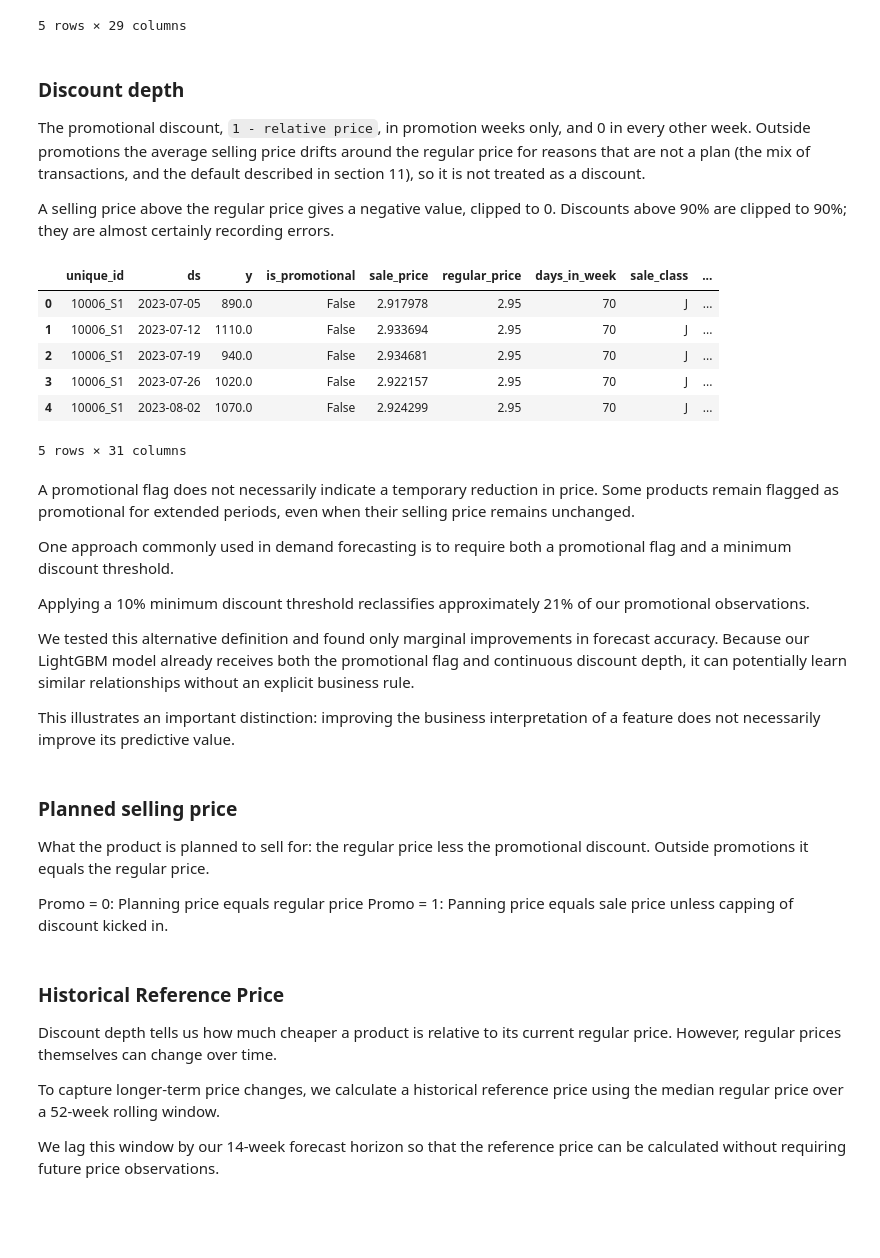
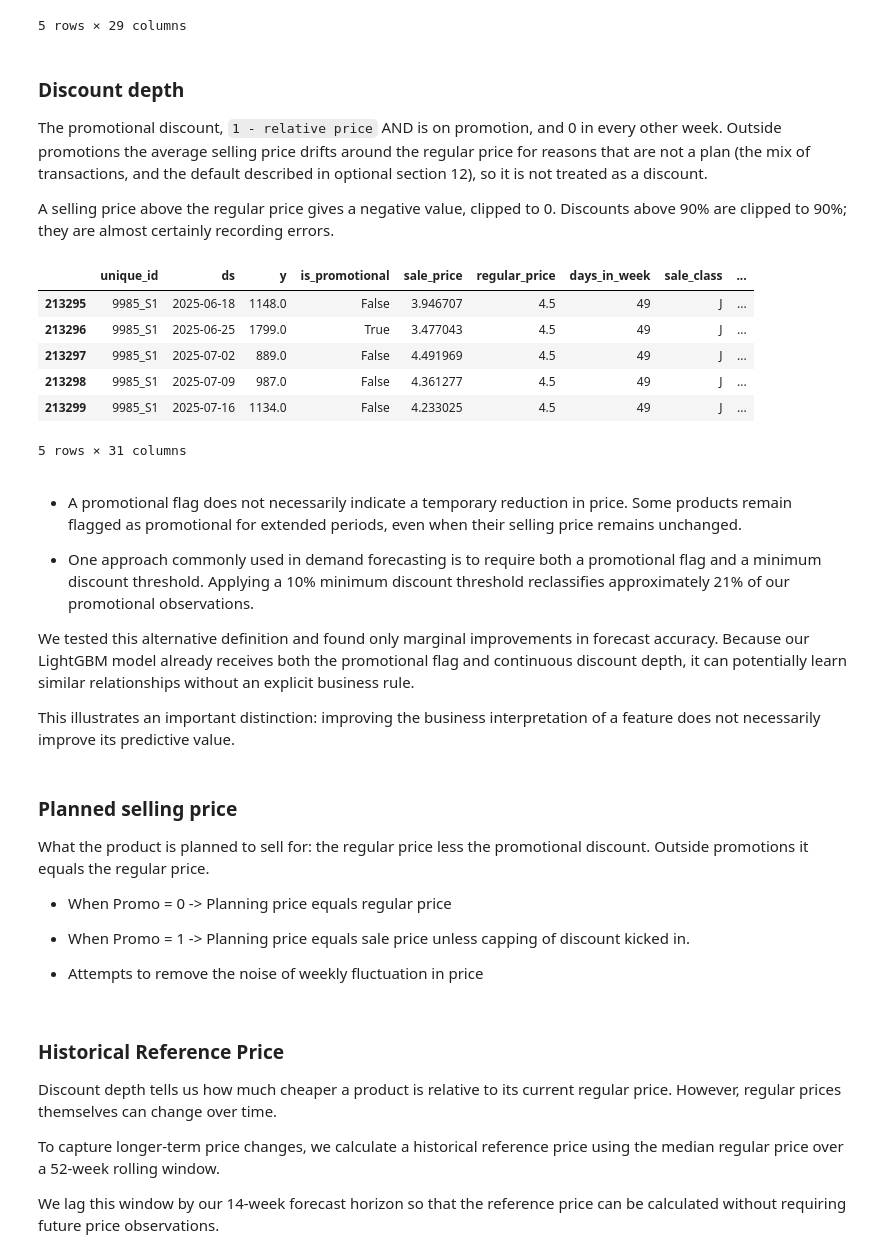
Before and after one commit to tackes/time-series-forecasting-bootcamp, a Jupyter notebook: day1_ml/03_exogenous_features.ipynb, the cells around one changed output. Saved outputs shown, nothing was run; the diff lists cells and outputs as text; code cells hidden in the pictures; blank space fills up the shorter version.

```diff
--- a/day1_ml/03_exogenous_features.ipynb
+++ b/day1_ml/03_exogenous_features.ipynb
@@ -242,27 +235,25 @@ panel.head()
 # %% [markdown]
 ### Discount depth
 
-The promotional discount, `1 - relative price`, in promotion weeks only, and 0 in every other week. Outside promotions the average selling price drifts around the regular price for reasons that are not a plan (the mix of transactions, and the default described in section 11), so it is not treated as a discount.
+The promotional discount, `1 - relative price` AND is on promotion, and 0 in every other week. Outside promotions the average selling price drifts around the regular price for reasons that are not a plan (the mix of transactions, and the default described in optional section 12), so it is not treated as a discount.
 
 A selling price above the regular price gives a negative value, clipped to 0. Discounts above 90% are clipped to 90%; they are almost certainly recording errors.
 # %%
 panel["promo"] = panel.is_promotional.astype(int)
 panel["discount"] = ((1 - panel.rel_price) * panel.promo).clip(0, 0.9)
-panel.head()
+panel.tail()
 # %% [output]
 |  | unique_id | ds | y | is_promotional | sale_price | regular_price | days_in_week | sale_class | ... |
-| 0 | 10006_S1 | 2023-07-05 | 890.0 | False | 2.917978 | 2.95 | 70 | J | ... |
-| 1 | 10006_S1 | 2023-07-12 | 1110.0 | False | 2.933694 | 2.95 | 70 | J | ... |
-| 2 | 10006_S1 | 2023-07-19 | 940.0 | False | 2.934681 | 2.95 | 70 | J | ... |
-| 3 | 10006_S1 | 2023-07-26 | 1020.0 | False | 2.922157 | 2.95 | 70 | J | ... |
-| 4 | 10006_S1 | 2023-08-02 | 1070.0 | False | 2.924299 | 2.95 | 70 | J | ... |
+| 213295 | 9985_S1 | 2025-06-18 | 1148.0 | False | 3.946707 | 4.5 | 49 | J | ... |
+| 213296 | 9985_S1 | 2025-06-25 | 1799.0 | True | 3.477043 | 4.5 | 49 | J | ... |
+| 213297 | 9985_S1 | 2025-07-02 | 889.0 | False | 4.491969 | 4.5 | 49 | J | ... |
+| 213298 | 9985_S1 | 2025-07-09 | 987.0 | False | 4.361277 | 4.5 | 49 | J | ... |
+| 213299 | 9985_S1 | 2025-07-16 | 1134.0 | False | 4.233025 | 4.5 | 49 | J | ... |
 5 rows × 31 columns
 # %% [markdown]
-A promotional flag does not necessarily indicate a temporary reduction in price. Some products remain flagged as promotional for extended periods, even when their selling price remains unchanged.
+- A promotional flag does not necessarily indicate a temporary reduction in price. Some products remain flagged as promotional for extended periods, even when their selling price remains unchanged.
 
-One approach commonly used in demand forecasting is to require both a promotional flag and a minimum discount threshold.
-
-Applying a 10% minimum discount threshold reclassifies approximately 21% of our promotional observations.
+- One approach commonly used in demand forecasting is to require both a promotional flag and a minimum discount threshold. Applying a 10% minimum discount threshold reclassifies approximately 21% of our promotional observations.
 
 We tested this alternative definition and found only marginal improvements in forecast accuracy. Because our LightGBM model already receives both the promotional flag and continuous discount depth, it can potentially learn similar relationships without an explicit business rule.
 
@@ -272,8 +263,10 @@ This illustrates an important distinction: improving the business interpretation
 
 What the product is planned to sell for: the regular price less the promotional discount. Outside promotions it equals the regular price.
 
-Promo = 0:  Planning price equals regular price
-Promo = 1: Panning price equals sale price unless capping of discount kicked in.
+- When Promo = 0  -> Planning price equals regular price
+- When Promo = 1  -> Planning price equals sale price unless capping of discount kicked in.
+
+- Attempts to remove the noise of weekly fluctuation in price
 # %%
 panel["planned_price"] = panel.regular_price * (1 - panel.discount)
 # %% [markdown]
```
Also changed, not shown: parts of 18 cells of this notebook, 21 other files.
